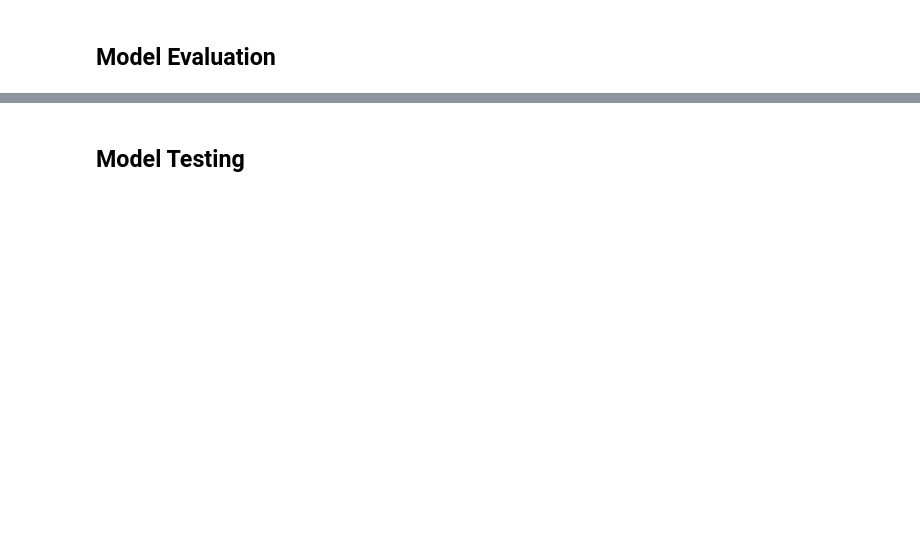
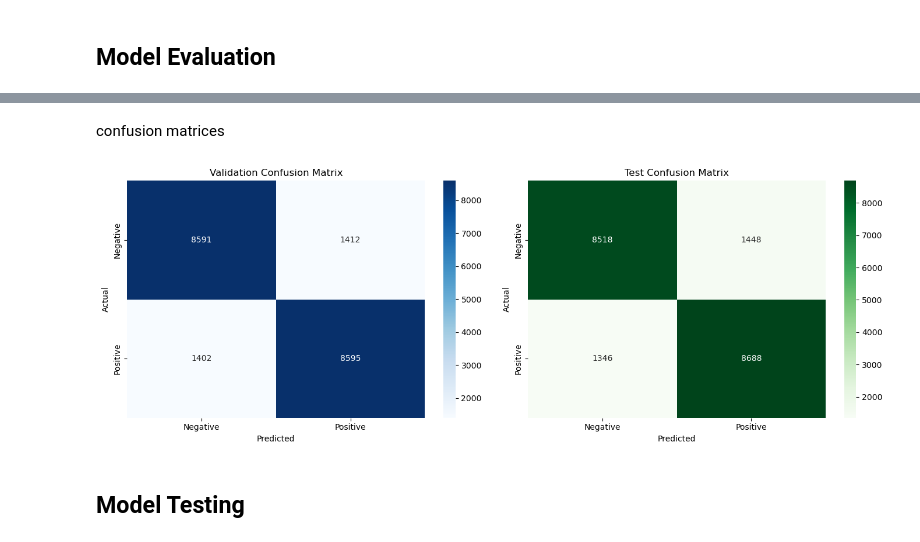
Before and after one commit to elsayedelmandoh/sentiment-sleuth, a Jupyter notebook: notebooks/05_logistic_regression.ipynb, the cells around one changed output, grey strips where cells are left out. Saved outputs shown, nothing was run; the diff lists cells and outputs as text; code cells hidden in the pictures; blank space fills up the shorter version.

```diff
--- a/notebooks/05_logistic_regression.ipynb
+++ b/notebooks/05_logistic_regression.ipynb
@@ -66,0 +68,11 @@ y_test.head()
+# %%
+lr_search = RandomizedSearchCV(lr_model, lr_params,
+                               n_iter=50, cv=5, scoring='accuracy',
+                               random_state=42, n_jobs=-1, verbose=1)
+# %%
+print("Training Logistic Regression...")
+start_time = time.time()
+# Fit expects a 1D y array/series
+lr_search.fit(X_train, y_train)
+lr_train_time = time.time() - start_time
+print(f"Completed in {lr_train_time:.2f}s. Best params: {lr_search.best_params_}")
@@ -66,0 +85,3 @@ y_test.head()
+# %%
+best_lr = lr_search.best_estimator_
+best_lr
@@ -68,0 +99,2 @@ y_test.head()
+# %%
+lr_preds = best_lr.predict(X_test)
@@ -69,2 +116,37 @@ y_test.head()
+# %% [markdown]
+confusion matrices
+# %%
+fig, axes = plt.subplots(1, 2, figsize=(14, 5))
+
+# ensure 1D truth arrays
+y_test_true = y_test.squeeze() if hasattr(y_test, 'squeeze') else y_test
+y_valid_true = y_valid.squeeze() if hasattr(y_valid, 'squeeze') else y_valid
+
+# predictions
+y_valid_pred = best_lr.predict(X_valid)
+y_test_pred = lr_preds if 'lr_preds' in globals() else best_lr.predict(X_test)
+
+labels = [1, 2]
+ticklabels = ['Negative', 'Positive']
+
+cm_val = confusion_matrix(y_valid_true, y_valid_pred, labels=labels)
+cm_test = confusion_matrix(y_test_true, y_test_pred, labels=labels)
+
+sns.heatmap(cm_val, annot=True, fmt='d', cmap='Blues',
+            xticklabels=ticklabels, yticklabels=ticklabels, ax=axes[0])
+axes[0].set_title('Validation Confusion Matrix')
+axes[0].set_ylabel('Actual')
+axes[0].set_xlabel('Predicted')
+
+sns.heatmap(cm_test, annot=True, fmt='d', cmap='Greens',
+            xticklabels=ticklabels, yticklabels=ticklabels, ax=axes[1])
+axes[1].set_title('Test Confusion Matrix')
+axes[1].set_ylabel('Actual')
+axes[1].set_xlabel('Predicted')
+
+plt.tight_layout()
+plt.show()
+# %% [output]
+[figure, added]
 # %% [markdown]
 ## Model Testing
```
Also changed, not shown: parts of 22 cells of this notebook, 1 other file.
